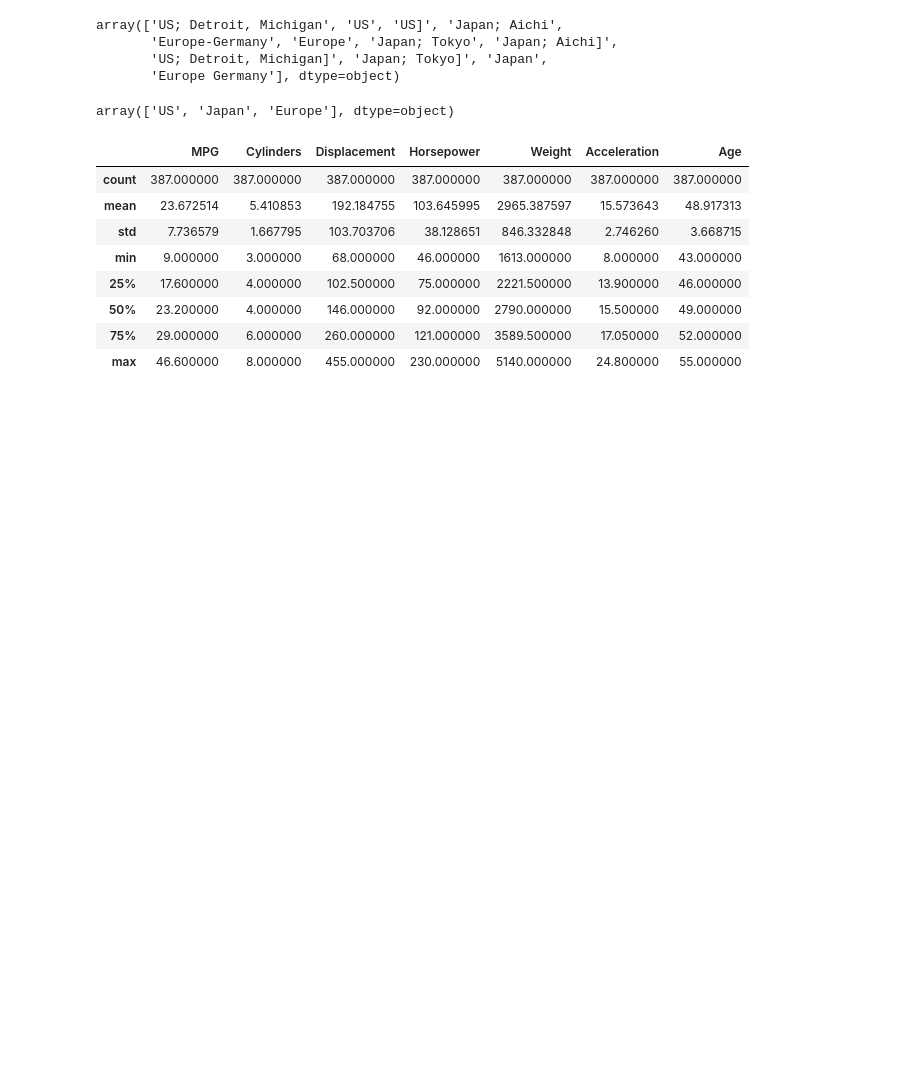
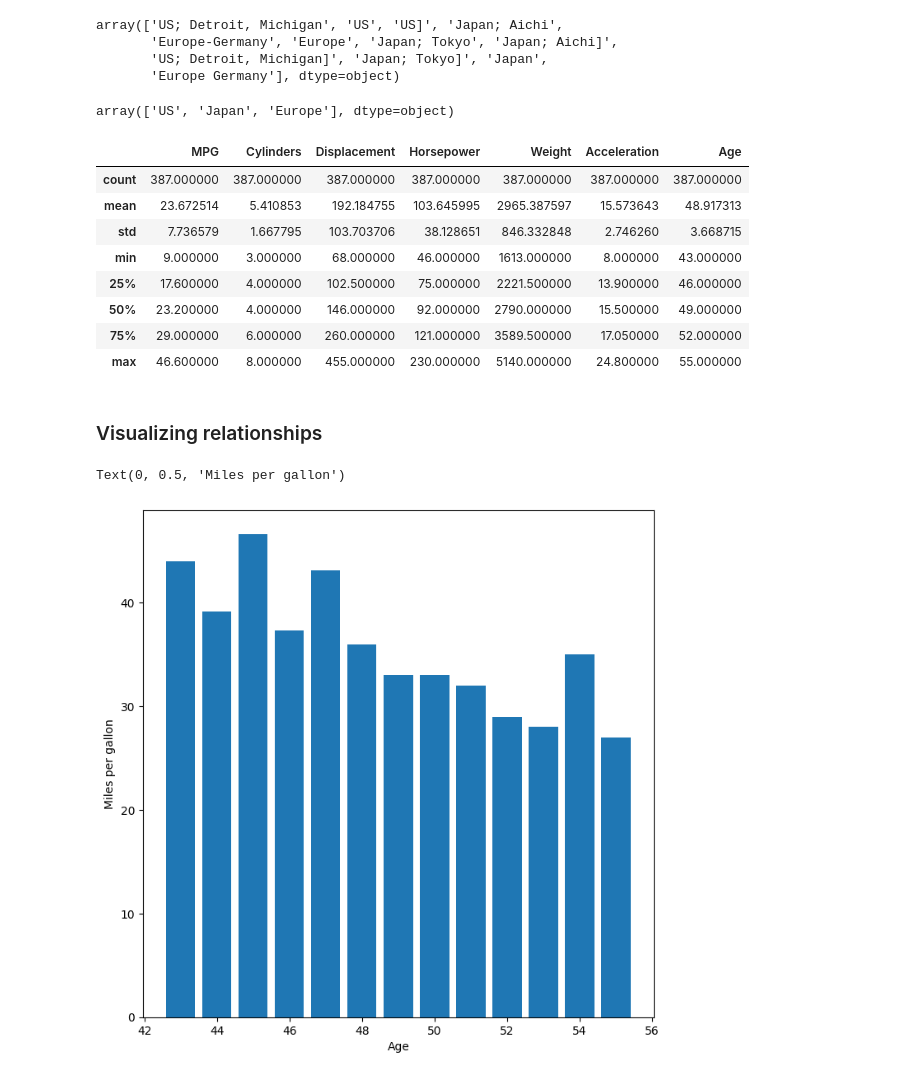
Before and after one commit to JuMaLaB/ML-preparing-data, a Jupyter notebook: demo/m03.1-ReadCleanExploreDataset.ipynb, the cells around one changed output. Drawn from its saved outputs; the diff is of its cells as text; code cells hidden in the pictures; blank space fills up the shorter version.

```diff
--- a/demo/m03.1-ReadCleanExploreDataset.ipynb
+++ b/demo/m03.1-ReadCleanExploreDataset.ipynb
@@ -252,3 +252,19 @@ automobile_df.describe()
 | 50% | 23.200000 | 4.000000 | 146.000000 | 92.000000 | 2790.000000 | 15.500000 | 49.000000 |
 | 75% | 29.000000 | 6.000000 | 260.000000 | 121.000000 | 3589.500000 | 17.050000 | 52.000000 |
 | max | 46.600000 | 8.000000 | 455.000000 | 230.000000 | 5140.000000 | 24.800000 | 55.000000 |
+# %% [markdown]
+### Visualizing relationships
+# %%
+automobile_df.to_csv('../datasets/cars_processed.csv', index=False)
+
+import matplotlib.pyplot as plt
+
+plt.figure(figsize=(8, 8))
+
+plt.bar(automobile_df['Age'], automobile_df['MPG'])
+
+plt.xlabel('Age')
+plt.ylabel('Miles per gallon')
+# %% [output]
+Text(0, 0.5, 'Miles per gallon')
+[figure, added]
```
Also changed, not shown: parts of 4 cells of this notebook, 4 other files.
